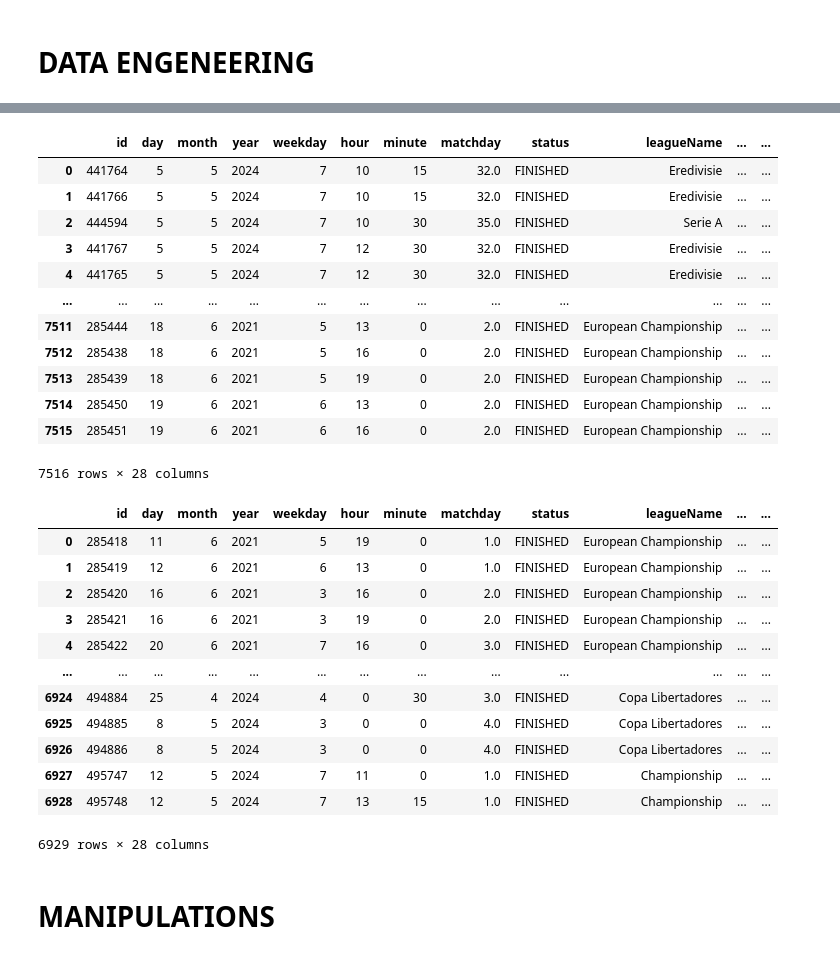
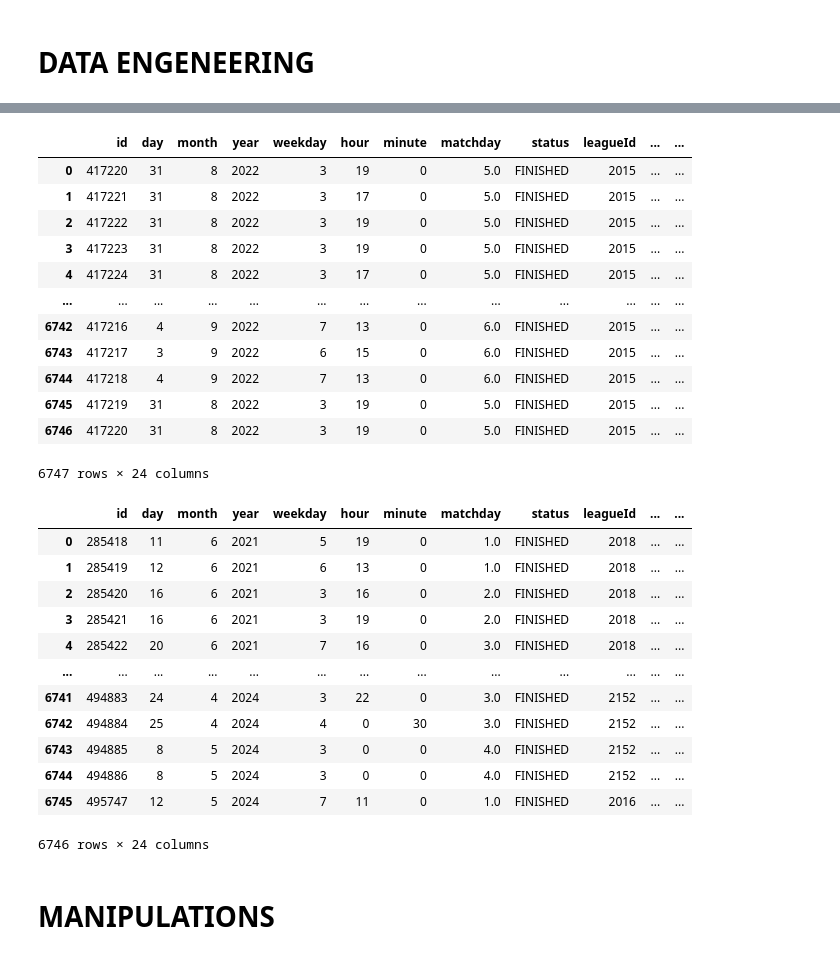
Before and after one commit to lebyanelm/neural-trained-models, a Jupyter notebook: ipynb/model_deployments.ipynb, the cells around one changed output, grey strips where cells are left out. Saved outputs shown, nothing was run; the diff lists cells and outputs as text; code cells hidden in the pictures.

Commit message:
Fixed h2h mismatch, updated win_outcome dataset

```diff
--- a/ipynb/model_deployments.ipynb
+++ b/ipynb/model_deployments.ipynb
@@ -343,25 +362,23 @@ except:
 copy2.to_csv(f"../relative_datasets/raw/{MODEL_NAME}-{MODEL_VERSION}_{count}_copy.csv")
 # %%
-df1 = pd.read_csv("../relative_datasets/raw/all_leagues-v1.0_628_copy.csv")
-df2 = pd.read_csv("../relative_datasets/raw/all_leagues-v1.0_5668_copy.csv")
-df3 = pd.read_csv("../relative_datasets/raw/all_leagues-v1.0_61_copy.csv")
-df4 = pd.read_csv("../relative_datasets/raw/all_leagues-v1.0_7205_copy.csv")
-dataframe = pd.concat([df1, df2, df3, df4]).drop_duplicates().dropna().reset_index(drop=True).drop(["Unnamed: 0"], axis=1)
+df1 = pd.read_csv("../relative_datasets/raw/all_leagues-v1.0_6927_copy.csv")
+df2 = pd.read_csv("../relative_datasets/raw/all_leagues-v1.0_3699_copy.csv")
+dataframe = pd.concat([df1, df2]).drop_duplicates().dropna().reset_index(drop=True).drop(["Unnamed: 0"], axis=1)
 dataframe
 # %% [output]
-|  | id | day | month | year | weekday | hour | minute | matchday | status | leagueName | ... | ... |
-| 0 | 441764 | 5 | 5 | 2024 | 7 | 10 | 15 | 32.0 | FINISHED | Eredivisie | ... | ... |
-| 1 | 441766 | 5 | 5 | 2024 | 7 | 10 | 15 | 32.0 | FINISHED | Eredivisie | ... | ... |
-| 2 | 444594 | 5 | 5 | 2024 | 7 | 10 | 30 | 35.0 | FINISHED | Serie A | ... | ... |
-| 3 | 441767 | 5 | 5 | 2024 | 7 | 12 | 30 | 32.0 | FINISHED | Eredivisie | ... | ... |
-| 4 | 441765 | 5 | 5 | 2024 | 7 | 12 | 30 | 32.0 | FINISHED | Eredivisie | ... | ... |
+|  | id | day | month | year | weekday | hour | minute | matchday | status | leagueId | ... | ... |
+| 0 | 417220 | 31 | 8 | 2022 | 3 | 19 | 0 | 5.0 | FINISHED | 2015 | ... | ... |
+| 1 | 417221 | 31 | 8 | 2022 | 3 | 17 | 0 | 5.0 | FINISHED | 2015 | ... | ... |
+| 2 | 417222 | 31 | 8 | 2022 | 3 | 19 | 0 | 5.0 | FINISHED | 2015 | ... | ... |
+| 3 | 417223 | 31 | 8 | 2022 | 3 | 19 | 0 | 5.0 | FINISHED | 2015 | ... | ... |
+| 4 | 417224 | 31 | 8 | 2022 | 3 | 17 | 0 | 5.0 | FINISHED | 2015 | ... | ... |
 | ... | ... | ... | ... | ... | ... | ... | ... | ... | ... | ... | ... | ... |
-| 7511 | 285444 | 18 | 6 | 2021 | 5 | 13 | 0 | 2.0 | FINISHED | European Championship | ... | ... |
-| 7512 | 285438 | 18 | 6 | 2021 | 5 | 16 | 0 | 2.0 | FINISHED | European Championship | ... | ... |
-| 7513 | 285439 | 18 | 6 | 2021 | 5 | 19 | 0 | 2.0 | FINISHED | European Championship | ... | ... |
-| 7514 | 285450 | 19 | 6 | 2021 | 6 | 13 | 0 | 2.0 | FINISHED | European Championship | ... | ... |
-| 7515 | 285451 | 19 | 6 | 2021 | 6 | 16 | 0 | 2.0 | FINISHED | European Championship | ... | ... |
+| 6742 | 417216 | 4 | 9 | 2022 | 7 | 13 | 0 | 6.0 | FINISHED | 2015 | ... | ... |
+| 6743 | 417217 | 3 | 9 | 2022 | 6 | 15 | 0 | 6.0 | FINISHED | 2015 | ... | ... |
+| 6744 | 417218 | 4 | 9 | 2022 | 7 | 13 | 0 | 6.0 | FINISHED | 2015 | ... | ... |
+| 6745 | 417219 | 31 | 8 | 2022 | 3 | 19 | 0 | 5.0 | FINISHED | 2015 | ... | ... |
+| 6746 | 417220 | 31 | 8 | 2022 | 3 | 19 | 0 | 5.0 | FINISHED | 2015 | ... | ... |
-7516 rows × 28 columns
+6747 rows × 24 columns
 # %%
 # Clean the data and remove duplicated values in process of combining datasets
 dataframe = dataframe.sort_values("id").reset_index(drop=True)
@@ -371,19 +388,19 @@ for duplicate_index in duplicated.loc[duplicated == True].index:
 dataframe = dataframe.reset_index(drop=True)
 dataframe
 # %% [output]
-|  | id | day | month | year | weekday | hour | minute | matchday | status | leagueName | ... | ... |
-| 0 | 285418 | 11 | 6 | 2021 | 5 | 19 | 0 | 1.0 | FINISHED | European Championship | ... | ... |
-| 1 | 285419 | 12 | 6 | 2021 | 6 | 13 | 0 | 1.0 | FINISHED | European Championship | ... | ... |
-| 2 | 285420 | 16 | 6 | 2021 | 3 | 16 | 0 | 2.0 | FINISHED | European Championship | ... | ... |
-| 3 | 285421 | 16 | 6 | 2021 | 3 | 19 | 0 | 2.0 | FINISHED | European Championship | ... | ... |
-| 4 | 285422 | 20 | 6 | 2021 | 7 | 16 | 0 | 3.0 | FINISHED | European Championship | ... | ... |
+|  | id | day | month | year | weekday | hour | minute | matchday | status | leagueId | ... | ... |
+| 0 | 285418 | 11 | 6 | 2021 | 5 | 19 | 0 | 1.0 | FINISHED | 2018 | ... | ... |
+| 1 | 285419 | 12 | 6 | 2021 | 6 | 13 | 0 | 1.0 | FINISHED | 2018 | ... | ... |
+| 2 | 285420 | 16 | 6 | 2021 | 3 | 16 | 0 | 2.0 | FINISHED | 2018 | ... | ... |
+| 3 | 285421 | 16 | 6 | 2021 | 3 | 19 | 0 | 2.0 | FINISHED | 2018 | ... | ... |
+| 4 | 285422 | 20 | 6 | 2021 | 7 | 16 | 0 | 3.0 | FINISHED | 2018 | ... | ... |
 | ... | ... | ... | ... | ... | ... | ... | ... | ... | ... | ... | ... | ... |
-| 6924 | 494884 | 25 | 4 | 2024 | 4 | 0 | 30 | 3.0 | FINISHED | Copa Libertadores | ... | ... |
-| 6925 | 494885 | 8 | 5 | 2024 | 3 | 0 | 0 | 4.0 | FINISHED | Copa Libertadores | ... | ... |
-| 6926 | 494886 | 8 | 5 | 2024 | 3 | 0 | 0 | 4.0 | FINISHED | Copa Libertadores | ... | ... |
-| 6927 | 495747 | 12 | 5 | 2024 | 7 | 11 | 0 | 1.0 | FINISHED | Championship | ... | ... |
-| 6928 | 495748 | 12 | 5 | 2024 | 7 | 13 | 15 | 1.0 | FINISHED | Championship | ... | ... |
+| 6741 | 494883 | 24 | 4 | 2024 | 3 | 22 | 0 | 3.0 | FINISHED | 2152 | ... | ... |
+| 6742 | 494884 | 25 | 4 | 2024 | 4 | 0 | 30 | 3.0 | FINISHED | 2152 | ... | ... |
+| 6743 | 494885 | 8 | 5 | 2024 | 3 | 0 | 0 | 4.0 | FINISHED | 2152 | ... | ... |
+| 6744 | 494886 | 8 | 5 | 2024 | 3 | 0 | 0 | 4.0 | FINISHED | 2152 | ... | ... |
+| 6745 | 495747 | 12 | 5 | 2024 | 7 | 11 | 0 | 1.0 | FINISHED | 2016 | ... | ... |
-6929 rows × 28 columns
+6746 rows × 24 columns
 # %% [markdown]
 # MANIPULATIONS
 # %%
```
Also changed, not shown: parts of 11 cells of this notebook, 14 other files.
